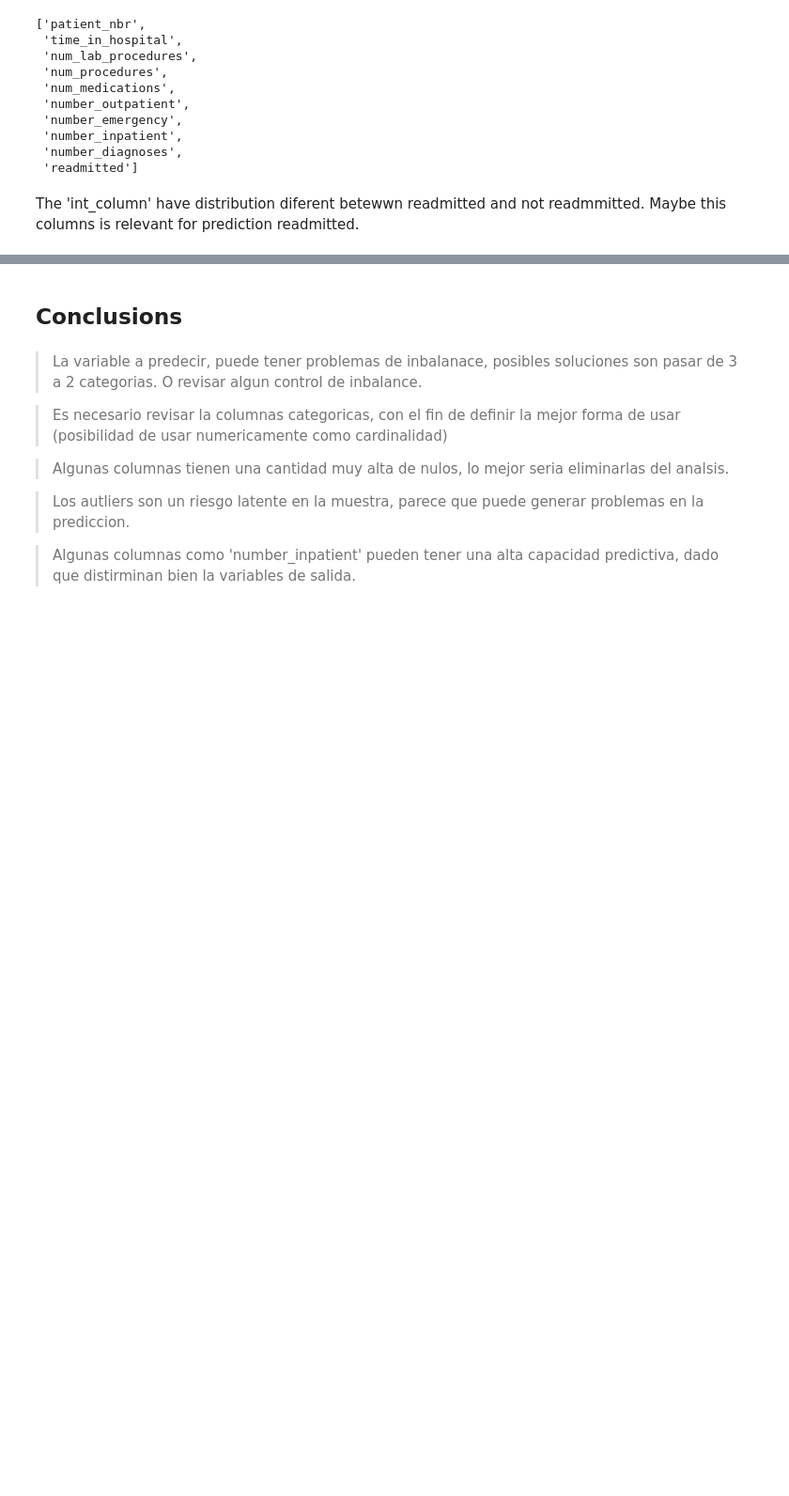
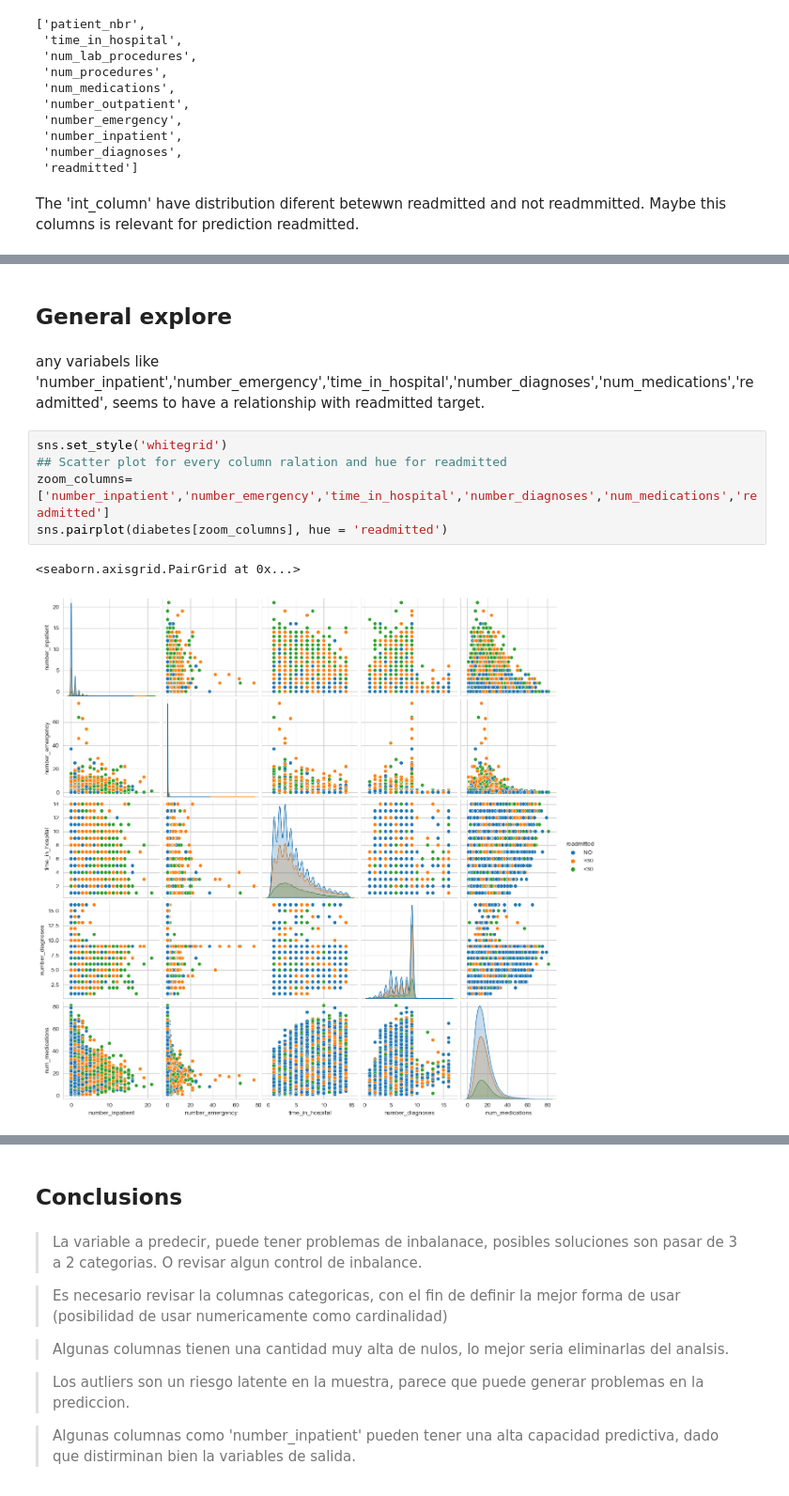
Before and after one commit to Nicolasc-ER/diabetes_agata_test, a Jupyter notebook: EDA/EDA_dataset.ipynb, the cells around one changed output, grey strips where cells are left out. Shown at 94% size. Cells and saved outputs as stored; diff of their text form; blank space fills up the shorter version.

Commit message:
documentation and general explore EDA

```diff
--- a/EDA/EDA_dataset.ipynb
+++ b/EDA/EDA_dataset.ipynb
@@ -263,3 +286,15 @@ sns.pairplot(diabetes[int_column].head(100), hue = 'readmitted')
 # %% [output]
 <seaborn.axisgrid.PairGrid at 0x...>
 [figure]
+# %% [markdown]
+## General explore
+# %% [markdown]
+any variabels like 'number_inpatient','number_emergency','time_in_hospital','number_diagnoses','num_medications','readmitted',  seems to have a relationship with readmitted target.
+# %%
+sns.set_style('whitegrid')
+## Scatter plot for every column ralation and hue for readmitted
+zoom_columns=['number_inpatient','number_emergency','time_in_hospital','number_diagnoses','num_medications','readmitted']
+sns.pairplot(diabetes[zoom_columns], hue = 'readmitted')
+# %% [output]
+<seaborn.axisgrid.PairGrid at 0x...>
+[figure, added]
```
Also changed, not shown: parts of 11 cells of this notebook.
